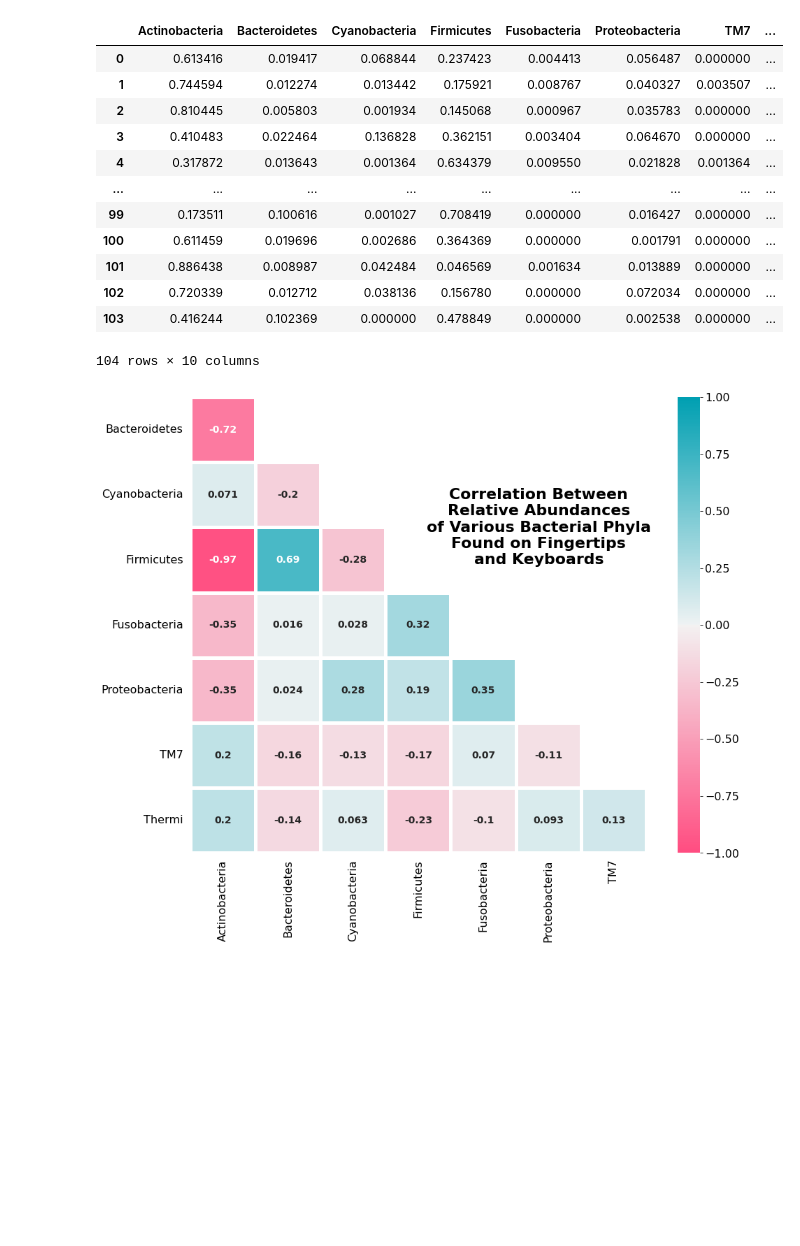
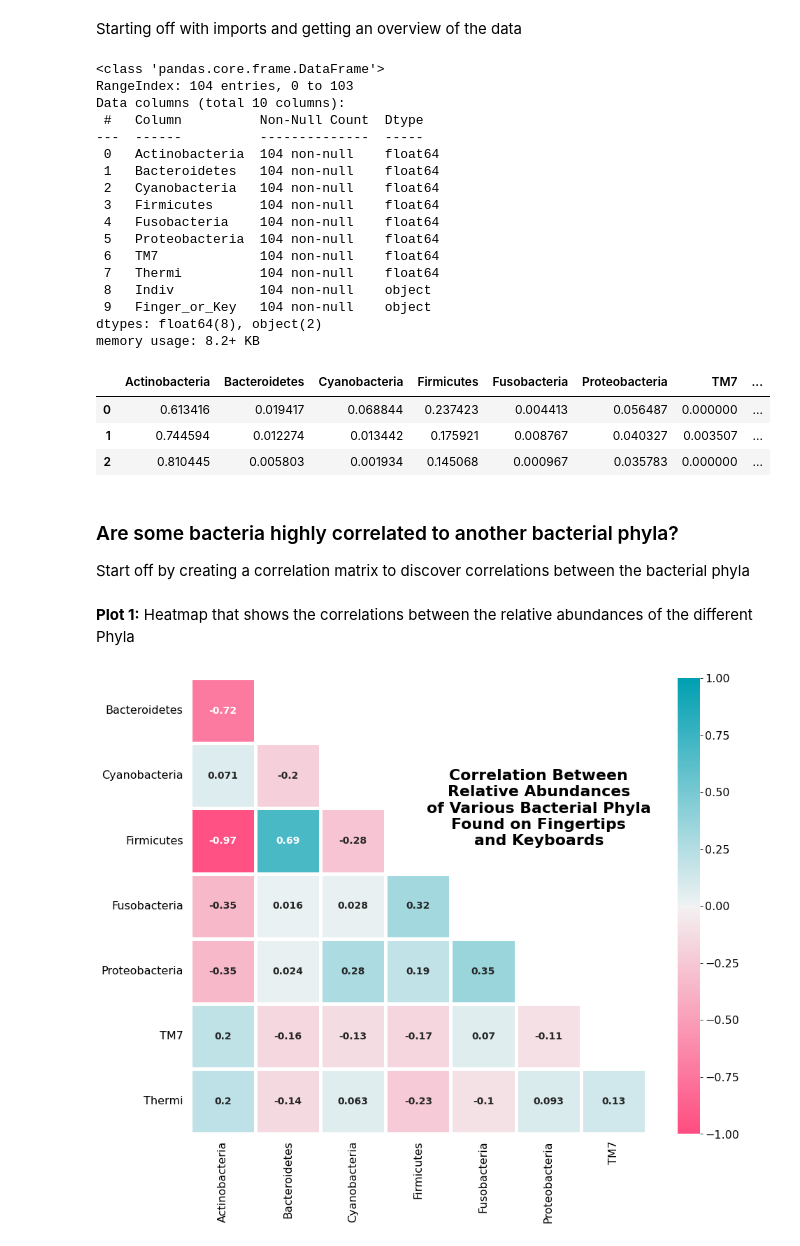
Before and after one commit to fahm1/portfolio, a Jupyter notebook: Microbe Analysis/microbe_analysis.ipynb, the cells around one changed output. Cells and saved outputs as stored; diff of their text form; code cells hidden in the pictures; blank space fills up the shorter version.

```diff
--- a/Microbe Analysis/microbe_analysis.ipynb
+++ b/Microbe Analysis/microbe_analysis.ipynb
@@ -1,3 +13,5 @@
+# %% [markdown]
+Starting off with imports and getting an overview of the data
 # %%
 import numpy as np
 import pandas as pd
@@ -9,22 +23,38 @@ from sklearn.decomposition import PCA
 from sklearn.manifold import TSNE
 # %%
 df = pd.read_csv('OTUS_Adjusted.csv')
-df
+df.info()
 # %% [output]
-|  | Actinobacteria | Bacteroidetes | Cyanobacteria | Firmicutes | Fusobacteria | Proteobacteria | TM7 | ... |
-| 0 | 0.613416 | 0.019417 | 0.068844 | 0.237423 | 0.004413 | 0.056487 | 0.000000 | ... |
-| 1 | 0.744594 | 0.012274 | 0.013442 | 0.175921 | 0.008767 | 0.040327 | 0.003507 | ... |
-| 2 | 0.810445 | 0.005803 | 0.001934 | 0.145068 | 0.000967 | 0.035783 | 0.000000 | ... |
-| 3 | 0.410483 | 0.022464 | 0.136828 | 0.362151 | 0.003404 | 0.064670 | 0.000000 | ... |
-| 4 | 0.317872 | 0.013643 | 0.001364 | 0.634379 | 0.009550 | 0.021828 | 0.001364 | ... |
-| ... | ... | ... | ... | ... | ... | ... | ... | ... |
-| 99 | 0.173511 | 0.100616 | 0.001027 | 0.708419 | 0.000000 | 0.016427 | 0.000000 | ... |
-| 100 | 0.611459 | 0.019696 | 0.002686 | 0.364369 | 0.000000 | 0.001791 | 0.000000 | ... |
-| 101 | 0.886438 | 0.008987 | 0.042484 | 0.046569 | 0.001634 | 0.013889 | 0.000000 | ... |
-| 102 | 0.720339 | 0.012712 | 0.038136 | 0.156780 | 0.000000 | 0.072034 | 0.000000 | ... |
-| 103 | 0.416244 | 0.102369 | 0.000000 | 0.478849 | 0.000000 | 0.002538 | 0.000000 | ... |
-104 rows × 10 columns
+<class 'pandas.core.frame.DataFrame'>
+RangeIndex: 104 entries, 0 to 103
+Data columns (total 10 columns):
+ #   Column          Non-Null Count  Dtype
+---  ------          --------------  -----
+ 0   Actinobacteria  104 non-null    float64
+ 1   Bacteroidetes   104 non-null    float64
+ 2   Cyanobacteria   104 non-null    float64
+ 3   Firmicutes      104 non-null    float64
+ 4   Fusobacteria    104 non-null    float64
+ 5   Proteobacteria  104 non-null    float64
+ 6   TM7             104 non-null    float64
+ 7   Thermi          104 non-null    float64
+ 8   Indiv           104 non-null    object
+ 9   Finger_or_Key   104 non-null    object
+dtypes: float64(8), object(2)
+memory usage: 8.2+ KB
+# %%
+df.head(3)
+# %% [output]
+|  | Actinobacteria | Bacteroidetes | Cyanobacteria | Firmicutes | Fusobacteria | Proteobacteria | TM7 | ... |
+| 0 | 0.613416 | 0.019417 | 0.068844 | 0.237423 | 0.004413 | 0.056487 | 0.000000 | ... |
+| 1 | 0.744594 | 0.012274 | 0.013442 | 0.175921 | 0.008767 | 0.040327 | 0.003507 | ... |
+| 2 | 0.810445 | 0.005803 | 0.001934 | 0.145068 | 0.000967 | 0.035783 | 0.000000 | ... |
+# %% [markdown]
+### Are some bacteria highly correlated to another bacterial phyla?
+Start off by creating a correlation matrix to discover correlations between the bacterial phyla
 # %%
 df_corr = df.corr()
 mask = np.triu(df_corr)[1:, :-1]
+# %% [markdown]
+**Plot 1:** Heatmap that shows the correlations between the relative abundances of the different Phyla
 # %%
```
Also changed, not shown: parts of 25 cells of this notebook.
